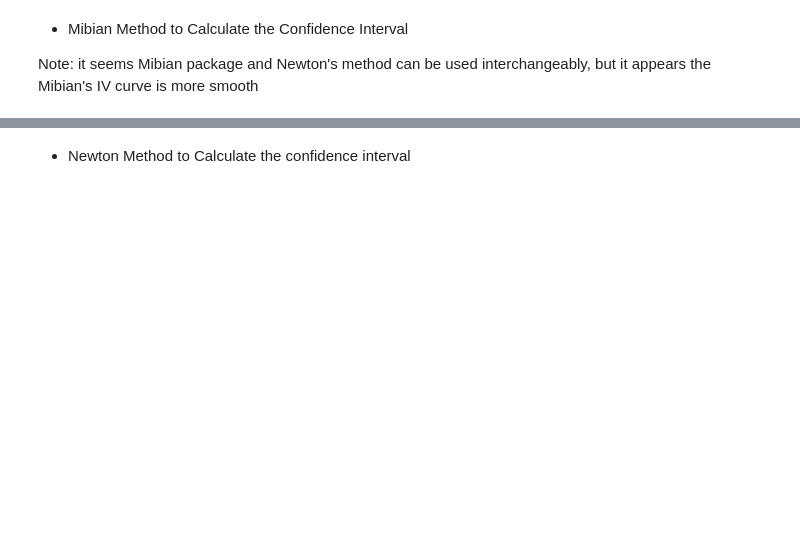
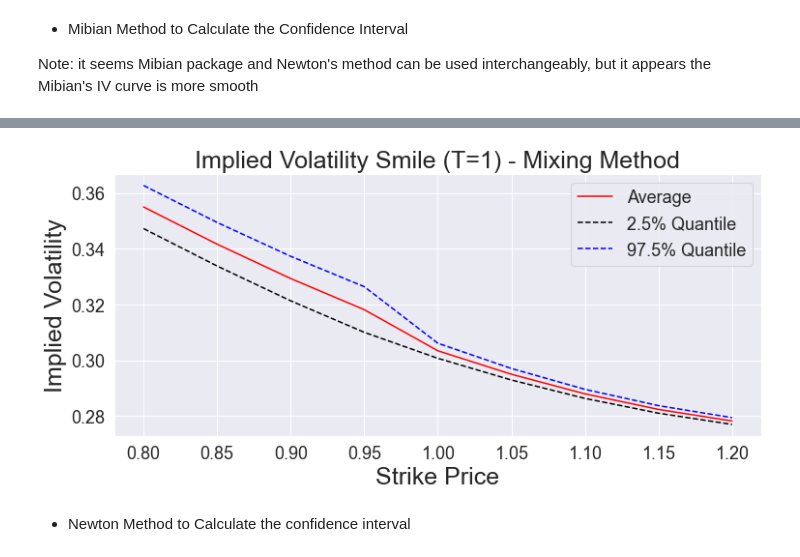
Before and after one commit to xiangyuli2021/Heston-Model, a Jupyter notebook: HestonModel.ipynb, the cells around one changed output, grey strips where cells are left out. Saved outputs shown, nothing was run; the diff lists cells and outputs as text; code cells hidden in the pictures; blank space fills up the shorter version.

```diff
--- a/HestonModel.ipynb
+++ b/HestonModel.ipynb
@@ -859,3 +893,15 @@ plt.show()
+# %%
+plt.figure(figsize=(12,5))
+plt.plot(strikes, implied_volatility/100,label = "Average",color="red")
+plt.plot(strikes, implied_volatility_lower/100,label = "2.5% Quantile",color="black",linestyle="dashed")
+plt.plot(strikes, implied_volatility_upper/100,label = "97.5% Quantile",color="blue",linestyle="dashed")
+plt.title('Implied Volatility Smile (T=1) - Mixing Method')
+plt.xlabel('Strike Price')
+plt.ylabel('Implied Volatility')
+plt.legend()
+plt.show()
+# %% [output]
+[figure, added]
 # %% [markdown]
 * Newton Method to Calculate the confidence interval
 # %%
```
Also changed, not shown: parts of 46 cells of this notebook.
